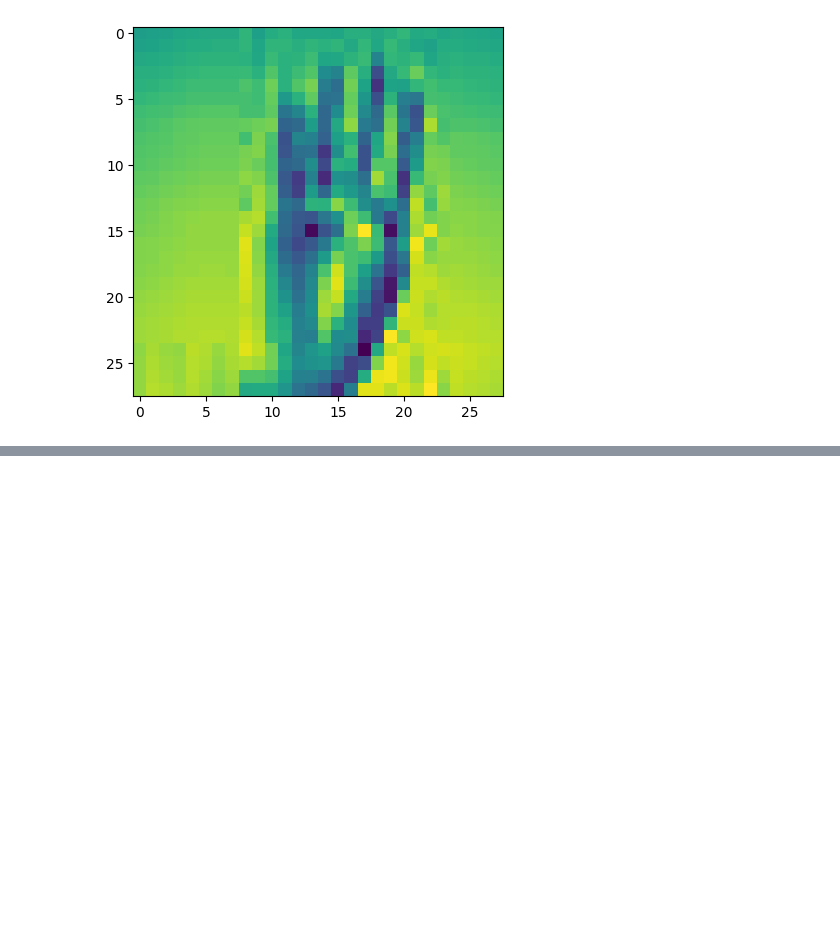
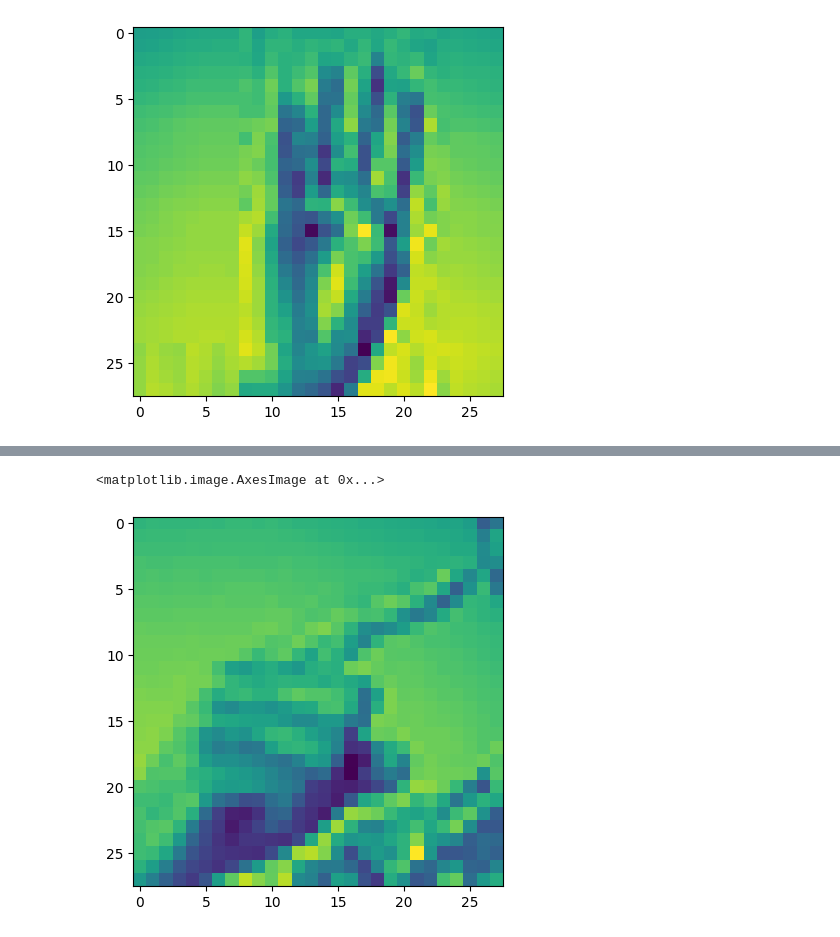
Before and after one commit to feltoxXx/cursos-platzi, a Jupyter notebook: Redes_Neuronales_TensorFlow/cargar-multiples-dataset.ipynb, the cells around one changed output, grey strips where cells are left out. Saved outputs shown, nothing was run; the diff lists cells and outputs as text; code cells hidden in the pictures; blank space fills up the shorter version.

```diff
--- a/Redes_Neuronales_TensorFlow/cargar-multiples-dataset.ipynb
+++ b/Redes_Neuronales_TensorFlow/cargar-multiples-dataset.ipynb
@@ -63,0 +105,3 @@ b
+# %%
+train = pd.read_csv('./data/databasesLoadData/sign_mnist_train/sign_mnist_train.csv')
+test = pd.read_csv('./data/databasesLoadData/sign_mnist_test/sign_mnist_test.csv')
@@ -63,0 +125,2 @@ b
+# %%
+train.drop('label', axis = 1, inplace = True) # Como en training no debe haber label, lo eliminamos según el eje para toda la fila y lo reemplaza en el mismo archivo
@@ -63,0 +137,6 @@ b
+# %%
+images = train.values
+plt.imshow(images[1].reshape(28,28))
+# %% [output]
+<matplotlib.image.AxesImage at 0x...>
+[figure, added]
```
Also changed, not shown: parts of 15 cells of this notebook.
